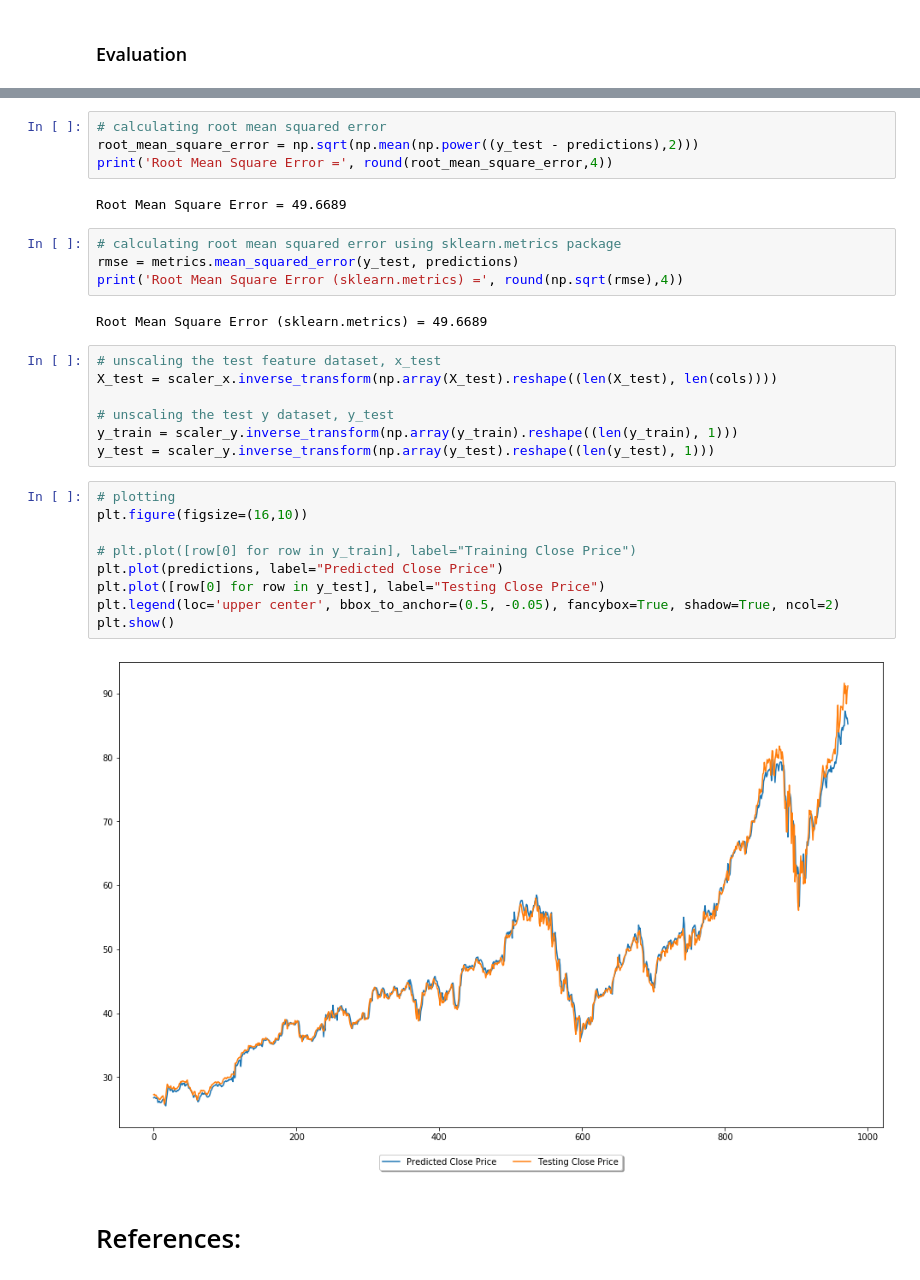
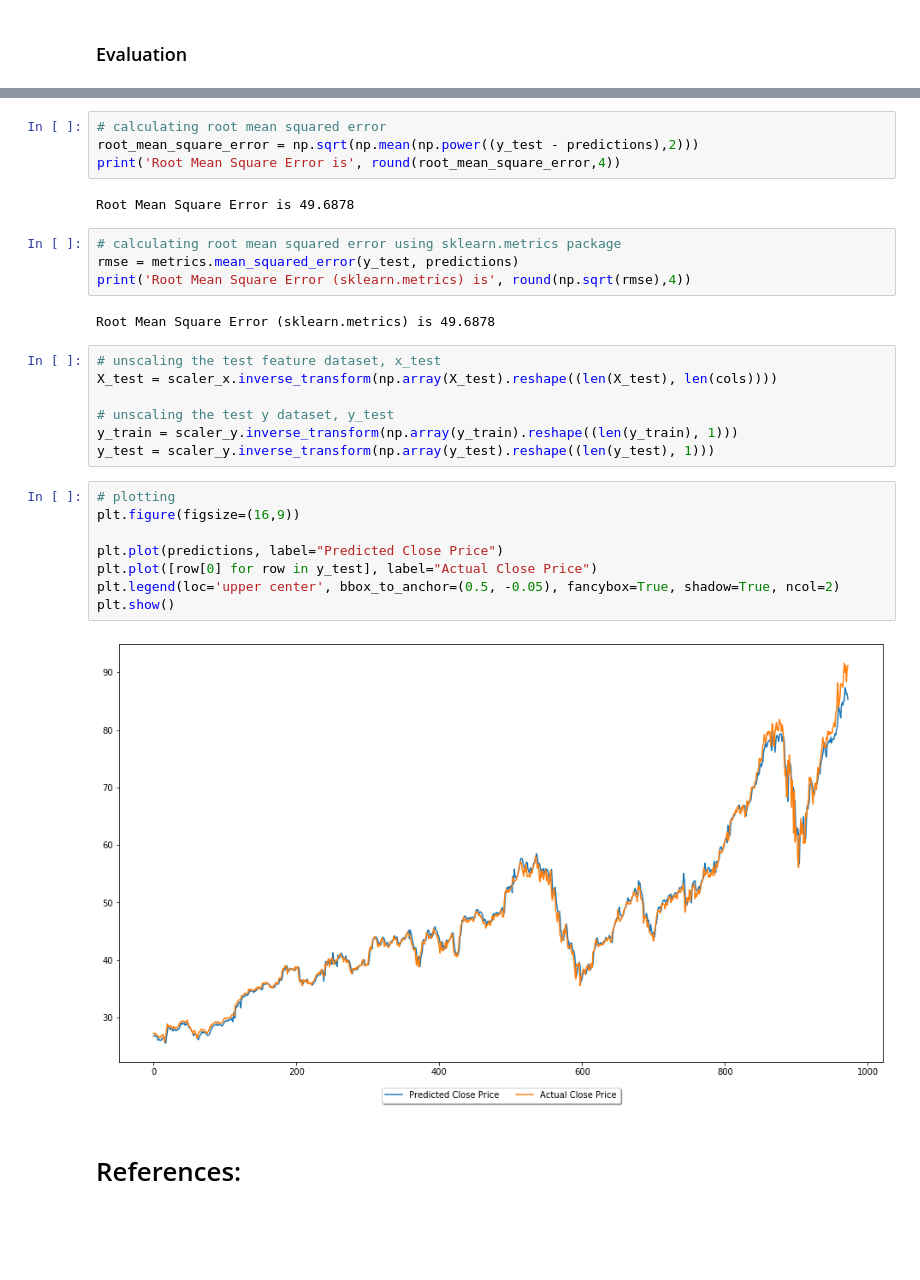
Before and after one commit to drvjds/Stock-Price-Prediction, a Jupyter notebook: Stock Price Prediction.ipynb, the cells around one changed output, grey strips where cells are left out. Drawn from its saved outputs; the diff is of its cells as text; blank space fills up the shorter version.

```diff
--- a/Stock Price Prediction.ipynb
+++ b/Stock Price Prediction.ipynb
@@ -601,15 +606,15 @@ Test Loss = 0.0008
 # %%
 # calculating root mean squared error
 root_mean_square_error = np.sqrt(np.mean(np.power((y_test - predictions),2)))
-print('Root Mean Square Error =', round(root_mean_square_error,4))
+print('Root Mean Square Error is', round(root_mean_square_error,4))
 # %% [output]
-Root Mean Square Error = 49.6689
+Root Mean Square Error is 49.6878
 # %%
 # calculating root mean squared error using sklearn.metrics package
 rmse = metrics.mean_squared_error(y_test, predictions)
-print('Root Mean Square Error (sklearn.metrics) =', round(np.sqrt(rmse),4))
+print('Root Mean Square Error (sklearn.metrics) is', round(np.sqrt(rmse),4))
 # %% [output]
-Root Mean Square Error (sklearn.metrics) = 49.6689
+Root Mean Square Error (sklearn.metrics) is 49.6878
 # %%
 # unscaling the test feature dataset, x_test
 X_test = scaler_x.inverse_transform(np.array(X_test).reshape((len(X_test), len(cols))))
@@ -619,15 +624,14 @@ y_train = scaler_y.inverse_transform(np.array(y_train).reshape((len(y_train), 1)
 y_test = scaler_y.inverse_transform(np.array(y_test).reshape((len(y_test), 1)))
 # %%
 # plotting
-plt.figure(figsize=(16,10))
+plt.figure(figsize=(16,9))
 
-# plt.plot([row[0] for row in y_train], label="Training Close Price")
 plt.plot(predictions, label="Predicted Close Price")
-plt.plot([row[0] for row in y_test], label="Testing Close Price")
+plt.plot([row[0] for row in y_test], label="Actual Close Price")
 plt.legend(loc='upper center', bbox_to_anchor=(0.5, -0.05), fancybox=True, shadow=True, ncol=2)
 plt.show()
 # %% [output]
-[figure, old version]
+[figure, new version]
 # %% [markdown]
 # References:
 # %% [markdown]
```
Also changed, not shown: parts of 41 cells of this notebook.
